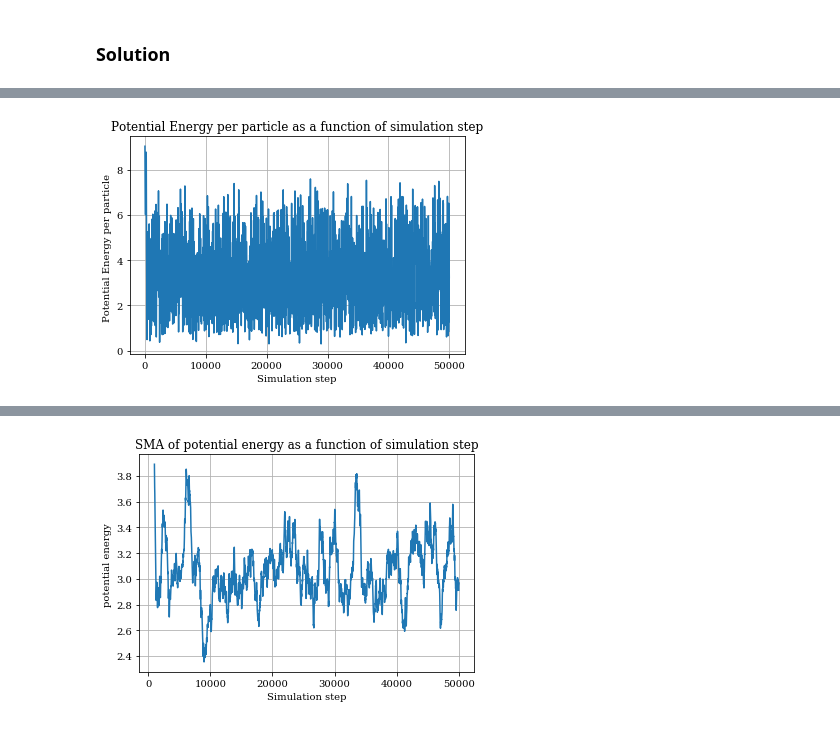
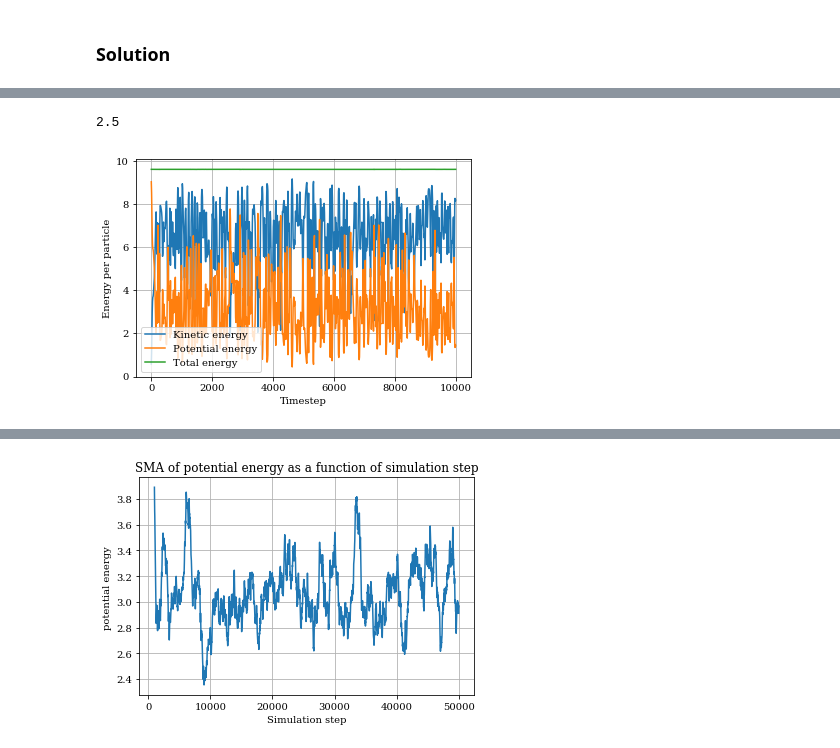
Before and after one commit to wehs7661/CompPhys, a Jupyter notebook: Exercises/Exercise_02.ipynb, the cells around one changed output, grey strips where cells are left out. Cells and saved outputs as stored; diff of their text form; code cells hidden in the pictures.

```diff
--- a/Exercises/Exercise_02.ipynb
+++ b/Exercises/Exercise_02.ipynb
@@ -42,5 +42,9 @@ Elapsed time: 142.69456791877747
+# %%
+MD.r_c
+# %% [output]
+2.5
 # %%
 TA = TrajAnalysis(MD, 'Exercise_02_traj.yml')
-TA.plot_2d(np.array(TA.E_p) / param.N_particles, 'Potential Energy per particle')
+TA.plot_MD_energy()
 # %% [output]
-[figure, old version]
+[figure, new version]
```
Also changed, not shown: parts of 10 cells of this notebook, 6 other files.
